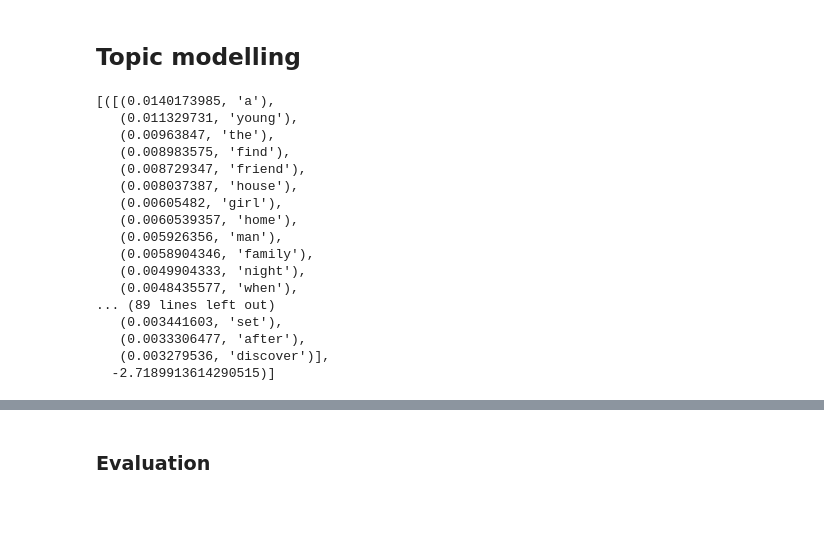
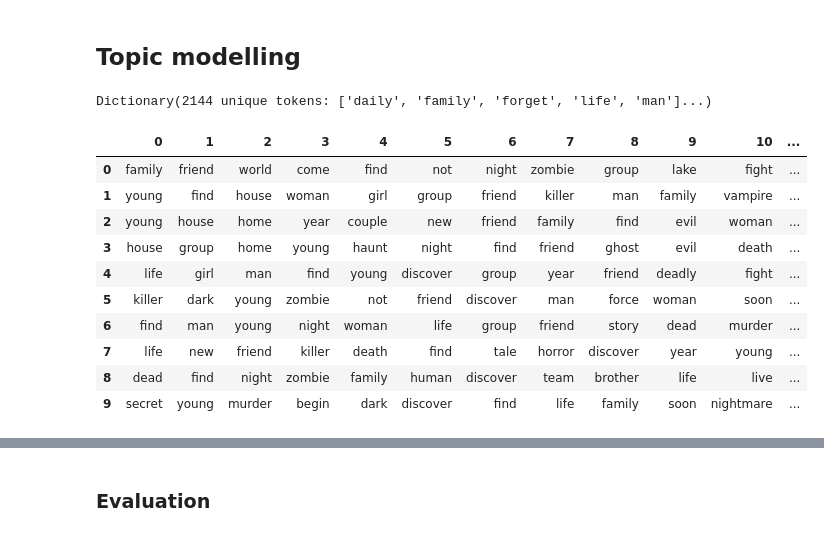
Before and after one commit to Napoleongl/A92_textmining_project, a Jupyter notebook: movie_clustering.ipynb, the cells around one changed output, grey strips where cells are left out. Drawn from its saved outputs; the diff is of its cells as text; code cells hidden in the pictures; blank space fills up the shorter version.

```diff
--- a/movie_clustering.ipynb
+++ b/movie_clustering.ipynb
@@ -87,34 +109,41 @@ Ska väl gå på nåt jäkla vis...
 ## Topic modelling
 # %%
 from gensim.corpora import Dictionary
+from gensim.models import LdaModel
 
 # Create a dictionary representation of the documents.
-dictionary = Dictionary(movies["token_plot"])
-
-corpus = [dictionary.doc2bow(d) for d in movies["token_plot"]]
+dictionary = Dictionary(movies["token_title_plot"])
+dictionary.filter_extremes(no_below=5, no_above=0.2)
+corpus_title = [dictionary.doc2bow(d) for d in movies["token_title_plot"]]
+corpus_plot = [dictionary.doc2bow(d) for d in movies["token_plot"]]
-# %%
-from gensim.models import LdaModel
-temp = dictionary[0]
-id2word = dictionary.id2token
-model = LdaModel(corpus, num_topics=5, id2word = id2word)
-# %%
-topics = model.top_topics(corpus)
-topics
-# %% [output]
-[([(0.0140173985, 'a'),
-   (0.011329731, 'young'),
-   (0.00963847, 'the'),
-   (0.008983575, 'find'),
-   (0.008729347, 'friend'),
-   (0.008037387, 'house'),
-   (0.00605482, 'girl'),
-   (0.0060539357, 'home'),
-   (0.005926356, 'man'),
-   (0.0058904346, 'family'),
-   (0.0049904333, 'night'),
-   (0.0048435577, 'when'),
-... (89 lines left out)
-   (0.003441603, 'set'),
-   (0.0033306477, 'after'),
-   (0.003279536, 'discover')],
-  -2.7189913614290515)]
+# %%
+print(dictionary)
+# %% [output]
+Dictionary(2144 unique tokens: ['daily', 'family', 'forget', 'life', 'man']...)
+# %%
+ntopics = 10
+nwords=15
+#id2word = dictionary.id2token #suddenly returns empty and kills LAD... love python!
+model_title = LdaModel(corpus_title, num_topics=ntopics, random_state=831117)
+model_plot = LdaModel(corpus_plot, num_topics=ntopics, random_state=831117)
+# %%
+def topic_words(model):
+    topics = model.show_topics(num_words=nwords, formatted=False,log=False)
+    # Lookup directly from dictionary instead of id2token
+    topic_words = pd.DataFrame([[dictionary[ int(topics[i][1][j][0]) ] for j in range(nwords) ] for i in range(ntopics)])
+    return topic_words
+
+words_title  = topic_words(model_title)
+words_title
+# %% [output]
+|  | 0 | 1 | 2 | 3 | 4 | 5 | 6 | 7 | 8 | 9 | 10 | ... |
+| 0 | family | friend | world | come | find | not | night | zombie | group | lake | fight | ... |
+| 1 | young | find | house | woman | girl | group | friend | killer | man | family | vampire | ... |
+| 2 | young | house | home | year | couple | new | friend | family | find | evil | woman | ... |
+| 3 | house | group | home | young | haunt | night | find | friend | ghost | evil | death | ... |
+| 4 | life | girl | man | find | young | discover | group | year | friend | deadly | fight | ... |
+| 5 | killer | dark | young | zombie | not | friend | discover | man | force | woman | soon | ... |
+| 6 | find | man | young | night | woman | life | group | friend | story | dead | murder | ... |
+| 7 | life | new | friend | killer | death | find | tale | horror | discover | year | young | ... |
+| 8 | dead | find | night | zombie | family | human | discover | team | brother | life | live | ... |
+| 9 | secret | young | murder | begin | dark | discover | find | life | family | soon | nightmare | ... |
```
Also changed, not shown: parts of 11 cells of this notebook, 3 other files.
